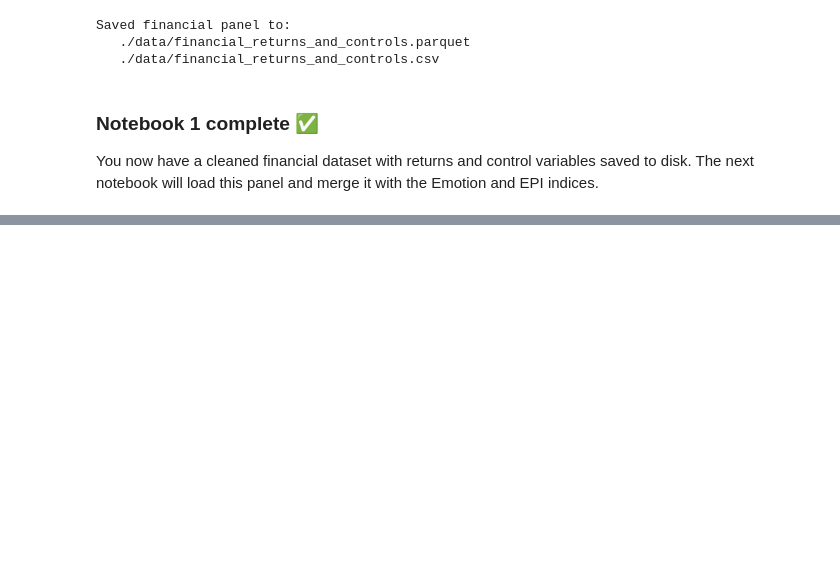
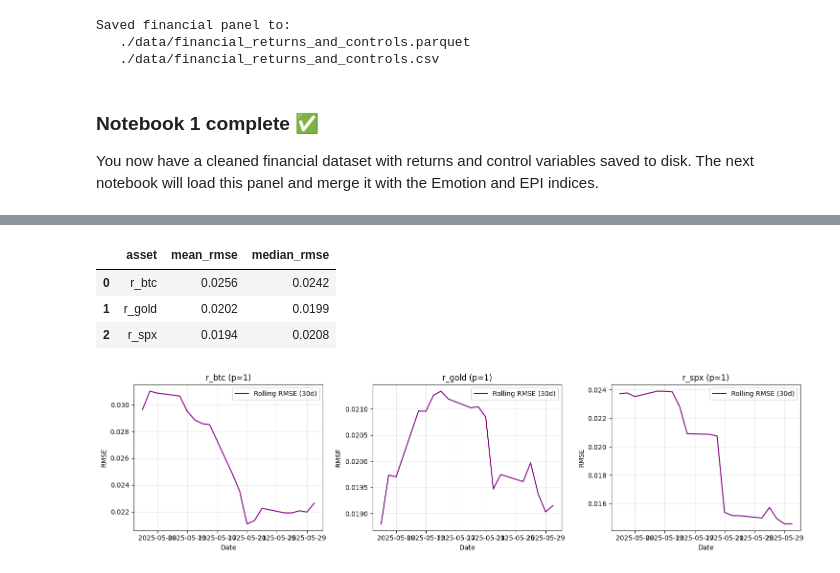
Before and after one commit to isom-ds/youtube-emotion-financial-modelling, a Jupyter notebook: 500_financial_baseline.ipynb, the cells around one changed output, grey strips where cells are left out. Drawn from its saved outputs; the diff is of its cells as text; code cells hidden in the pictures; blank space fills up the shorter version.

```diff
--- a/500_financial_baseline.ipynb
+++ b/500_financial_baseline.ipynb
@@ -867,0 +899,11 @@ The next notebook will load this panel and merge it with the Emotion and EPI ind
+# %%
+# --- ARX: Rolling RMSE (Overfitting Diagnostic) ---
+fig, summary_df = plot_arx_rolling_rmse(data, assets, best_lags, control_cols, min_train=60)
+display(summary_df)
+plt.show()
+# %% [output]
+|  | asset | mean_rmse | median_rmse |
+| 0 | r_btc | 0.0256 | 0.0242 |
+| 1 | r_gold | 0.0202 | 0.0199 |
+| 2 | r_spx | 0.0194 | 0.0208 |
+[figure, added]
```
Also changed, not shown: parts of 12 cells of this notebook, 2 other files.
